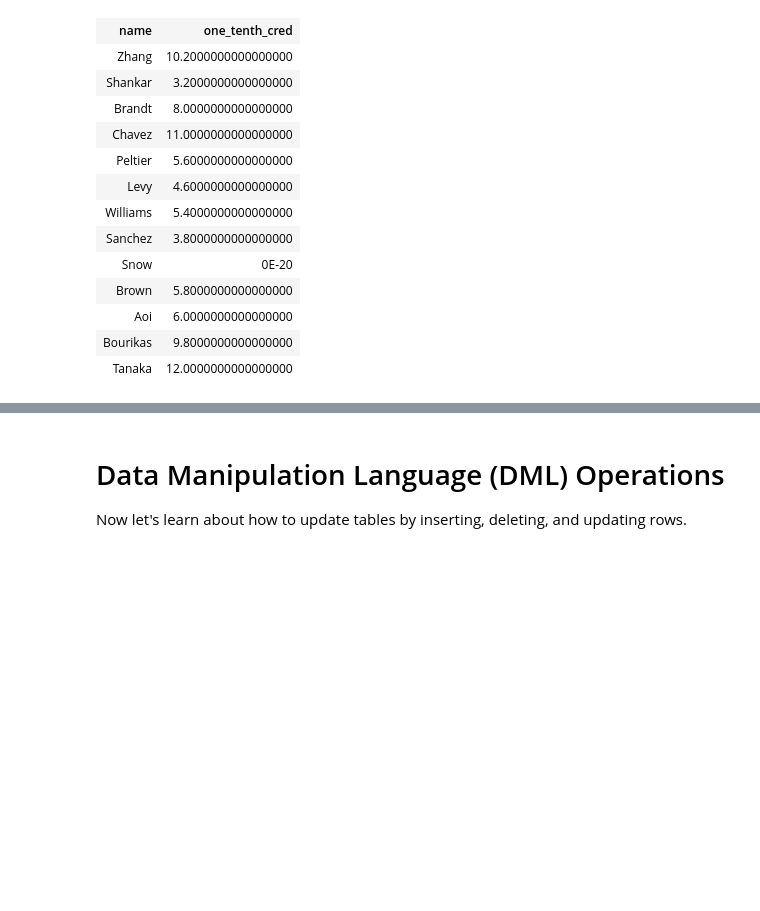
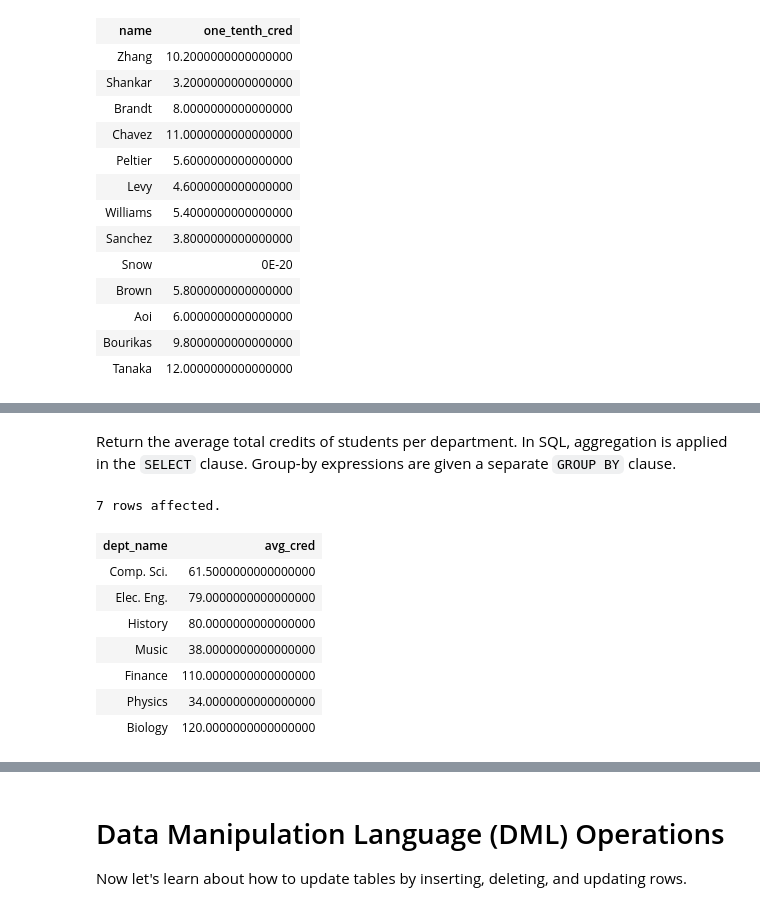
Before and after one commit to IITDBGroup/cs425, a Jupyter notebook: classnotebook-2017-Fall/CS425-2017-Notebook.ipynb, the cells around one changed output, grey strips where cells are left out. Drawn from its saved outputs; the diff is of its cells as text; code cells hidden in the pictures; blank space fills up the shorter version.

```diff
--- a/classnotebook-2017-Fall/CS425-2017-Notebook.ipynb
+++ b/classnotebook-2017-Fall/CS425-2017-Notebook.ipynb
@@ -364,0 +412,17 @@ FROM student
+# %% [markdown]
+Return the average total credits of students per department. In SQL, aggregation is applied in the `SELECT` clause. Group-by expressions are given a separate `GROUP BY` clause.
+# %%
+%%sql
+SELECT dept_name, avg(tot_cred) AS avg_cred
+FROM student
+GROUP BY dept_name
+# %% [output]
+7 rows affected.
+| dept_name | avg_cred |
+| Comp. Sci. | 61.5000000000000000 |
+| Elec. Eng. | 79.0000000000000000 |
+| History | 80.0000000000000000 |
+| Music | 38.0000000000000000 |
+| Finance | 110.0000000000000000 |
+| Physics | 34.0000000000000000 |
+| Biology | 120.0000000000000000 |
```
Also changed, not shown: parts of 18 cells of this notebook, 1 other file.
